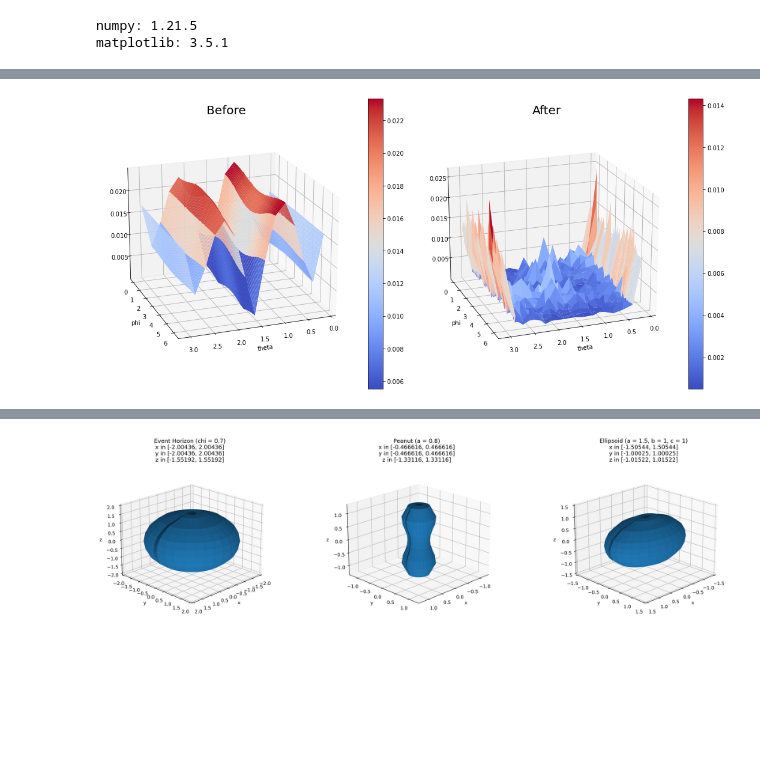
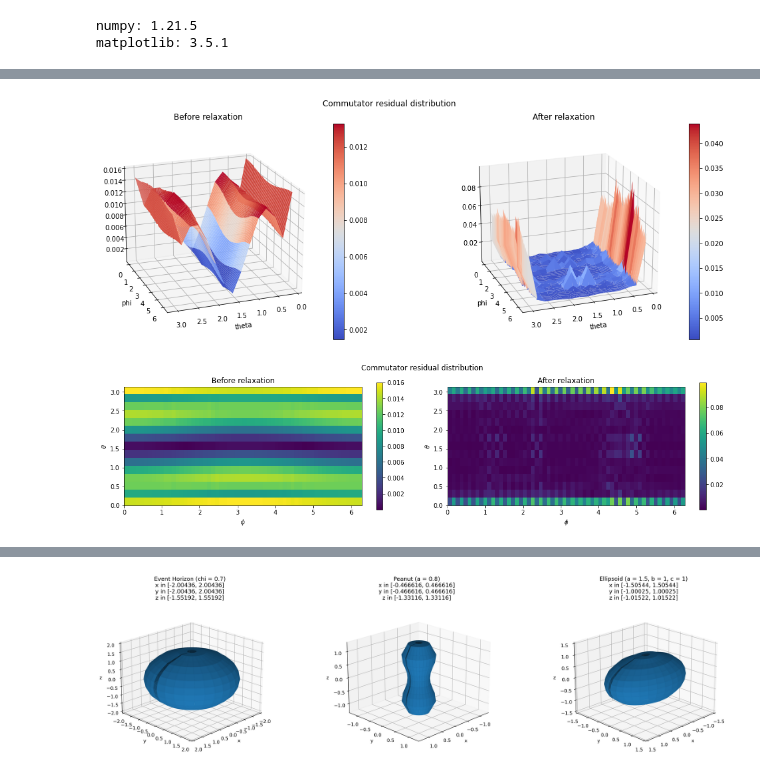
Before and after one commit to iago-mendes/eucled, a Jupyter notebook: src/exercises/08-embedding/assets/plots.ipynb, the cells around one changed output, grey strips where cells are left out. Saved outputs shown, nothing was run; the diff lists cells and outputs as text; code cells hidden in the pictures; blank space fills up the shorter version.

Commit message:
Debugging and imshow plots.

```diff
--- a/src/exercises/08-embedding/assets/plots.ipynb
+++ b/src/exercises/08-embedding/assets/plots.ipynb
@@ -120,39 +122,66 @@ entries = np.genfromtxt('residual_distribution.csv', delimiter=',')
 x = entries[0]
 y = entries[1]
 
 unique_x = list(set(x))
 unique_y = list(set(y))
 unique_x.sort()
 unique_y.sort()
 
 z = np.zeros((len(unique_x), len(unique_y), len(entries) - 2))
 
 for row in range(2, len(entries)):
 	for col in range(len(entries[row])):
 		x_index = unique_x.index(x[col])
 		y_index = unique_y.index(y[col])
 		z[x_index][y_index][row-2] = entries[row][col]
 
 maxFrame = z.shape[2]
 X, Y = np.meshgrid(unique_x, unique_y, indexing='ij')
 
-fig = plt.figure(figsize=(15, 7))
-# fig = plt.figure()
-ax1 = fig.add_subplot(121, projection='3d')
+fig = plt.figure(figsize=(15, 10))
+ax1 = fig.add_subplot(221, projection='3d')
+ax2 = fig.add_subplot(222, projection='3d')
+
+ax1.set_title('Before relaxation')
 surf1 = ax1.plot_surface(X, Y, z[:,:,0], color='0.75', rstride=1, cstride=1, cmap=cm.coolwarm)
-fig.colorbar(surf1)
-plt.title('Before', fontsize=20)
-ax2 = fig.add_subplot(122, projection='3d')
+fig.colorbar(surf1, ax=ax1)
+
+plt.title('After relaxation')
 surf2 = ax2.plot_surface(X, Y, z[:,:,-1], color='0.75', rstride=1, cstride=1, cmap=cm.coolwarm)
-fig.colorbar(surf2)
-plt.title('After', fontsize=20)
+fig.colorbar(surf2, ax=ax2)
 
 ax1.set_xlabel("theta")
 ax2.set_xlabel("theta")
 ax1.set_ylabel("phi")
 ax2.set_ylabel("phi")
 ax1.view_init(20, 70) # elev, azim
 ax2.view_init(20, 70) # elev, azim
+
+plt.suptitle('Commutator residual distribution')
 plt.tight_layout()
+plt.show()
 # %% [output]
-[figure, old version]
+[figure, new version]
+# %%
+fig = plt.figure(figsize=(15, 7))
+ax1 = fig.add_subplot(221)
+ax2 = fig.add_subplot(222)
+
+ax1.set_title('Before relaxation')
+img1 = ax1.imshow(z[:,:,0], extent=[0., 2.*np.pi, 0., np.pi])
+plt.colorbar(img1, ax=ax1)
+
+ax2.set_title('After relaxation')
+img2 = ax2.imshow(z[:,:,-1], extent=[0., 2.*np.pi, 0., np.pi])
+plt.colorbar(img2, ax=ax2)
+
+ax1.set_xlabel(r'$\phi$')
+ax2.set_xlabel(r'$\phi$')
+ax1.set_ylabel(r'$\theta$')
+ax2.set_ylabel(r'$\theta$')
+
+plt.suptitle('Commutator residual distribution')
+plt.tight_layout()
+plt.show()
+# %% [output]
+[figure, added]
```
Also changed, not shown: parts of 5 cells of this notebook, 1 other file.
